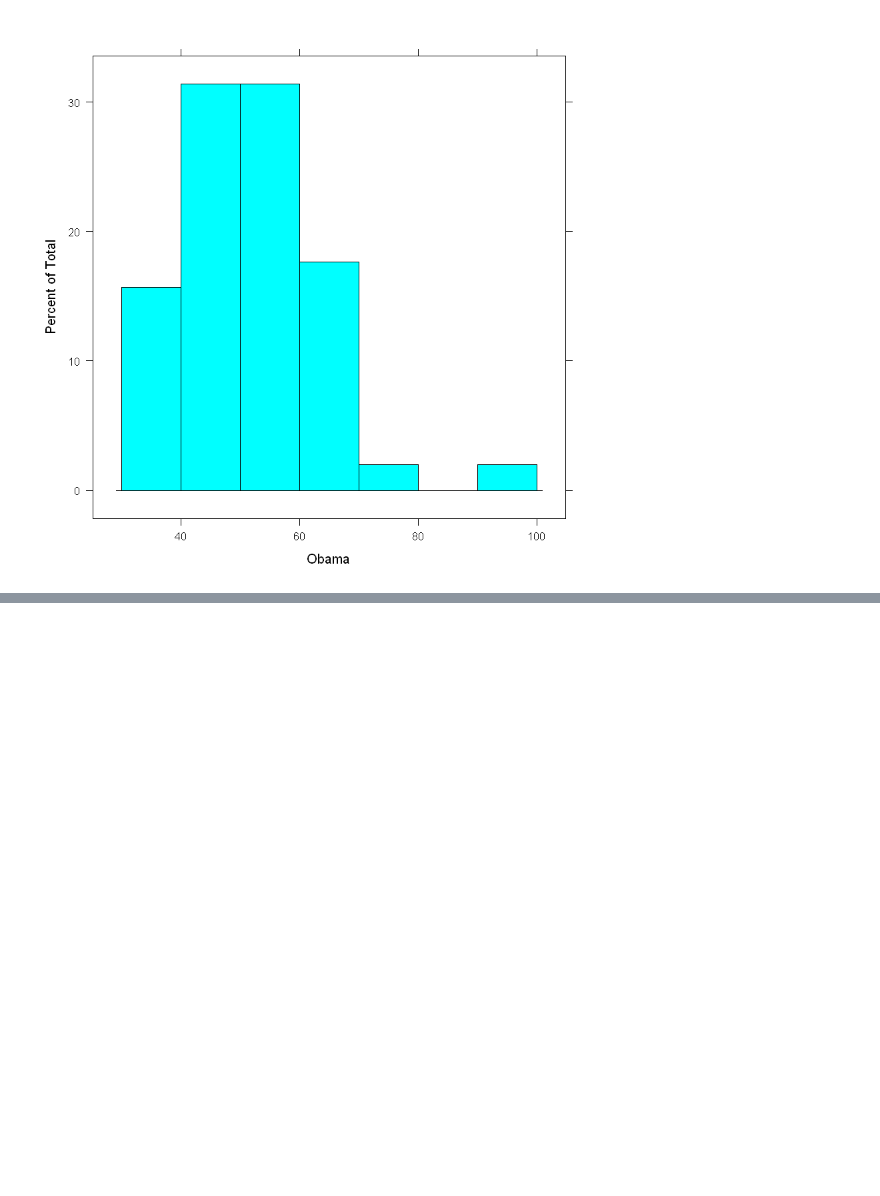
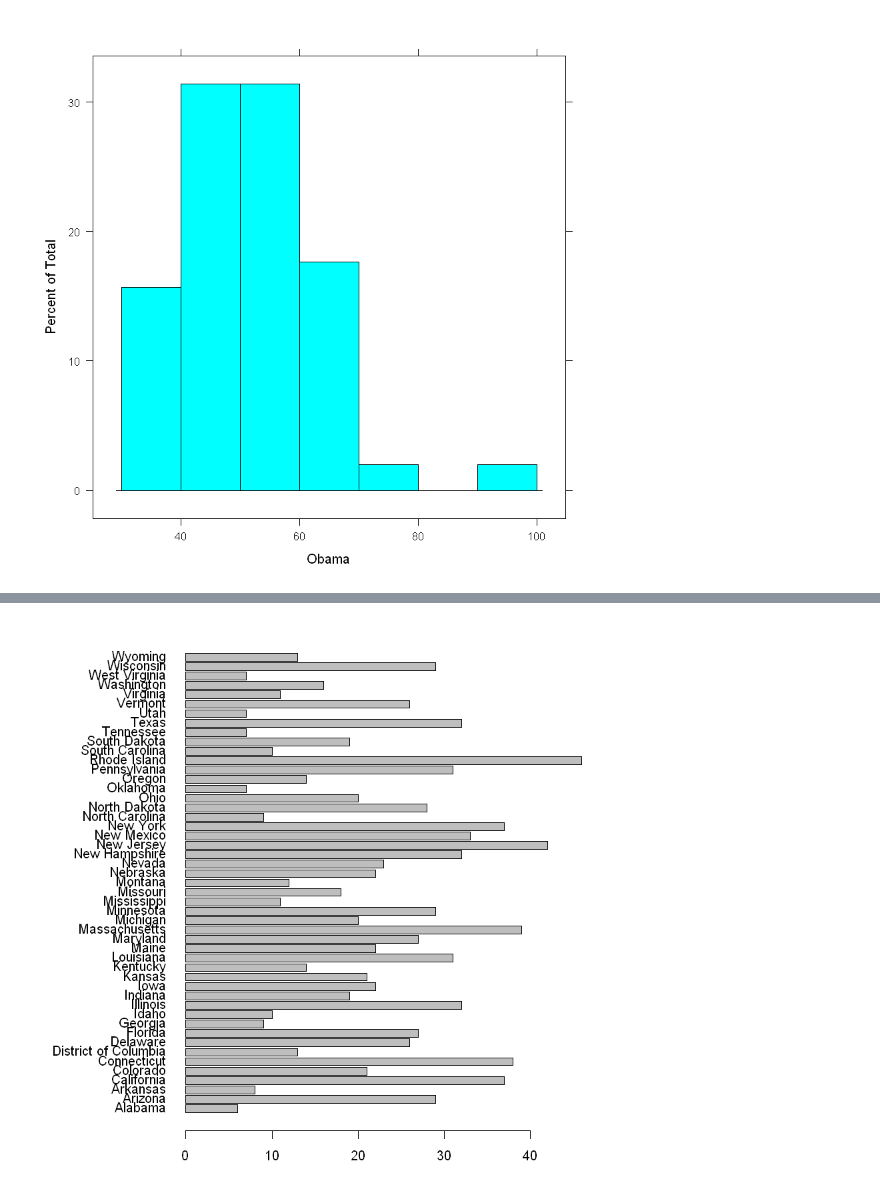
Before and after one commit to khanhnguyendata/learning-R, a Jupyter notebook: 14-Exploring_and_visualizing/14.ipynb, the cells around one changed output, grey strips where cells are left out. Saved outputs shown, nothing was run; the diff lists cells and outputs as text; code cells hidden in the pictures; blank space fills up the shorter version.

```diff
--- a/14-Exploring_and_visualizing/14.ipynb
+++ b/14-Exploring_and_visualizing/14.ipynb
@@ -50,3 +50,7 @@ library(lattice)
 histogram(~Obama, obama_vs_mccain, breaks = 5)
 # %% [output]
 [figure]
+# %%
+ovm <- within(
+obama_vs_mccain,
+Region <- reorder(Region, Obama, median))
@@ -52,0 +61,2 @@ histogram(~Obama, obama_vs_mccain, breaks = 5)
+# %%
+ovm <- ovm[!(ovm$State %in% c('Alaska', 'Hawaii')), ]
@@ -52,0 +132,5 @@ histogram(~Obama, obama_vs_mccain, breaks = 5)
+# %%
+par(las = 1, mar = c(3, 9, 1, 1))
+with(ovm, barplot(Catholic, names.arg = State, horiz = TRUE))
+# %% [output]
+[figure, added]
```
Also changed, not shown: parts of 31 cells of this notebook, 1 other file.
